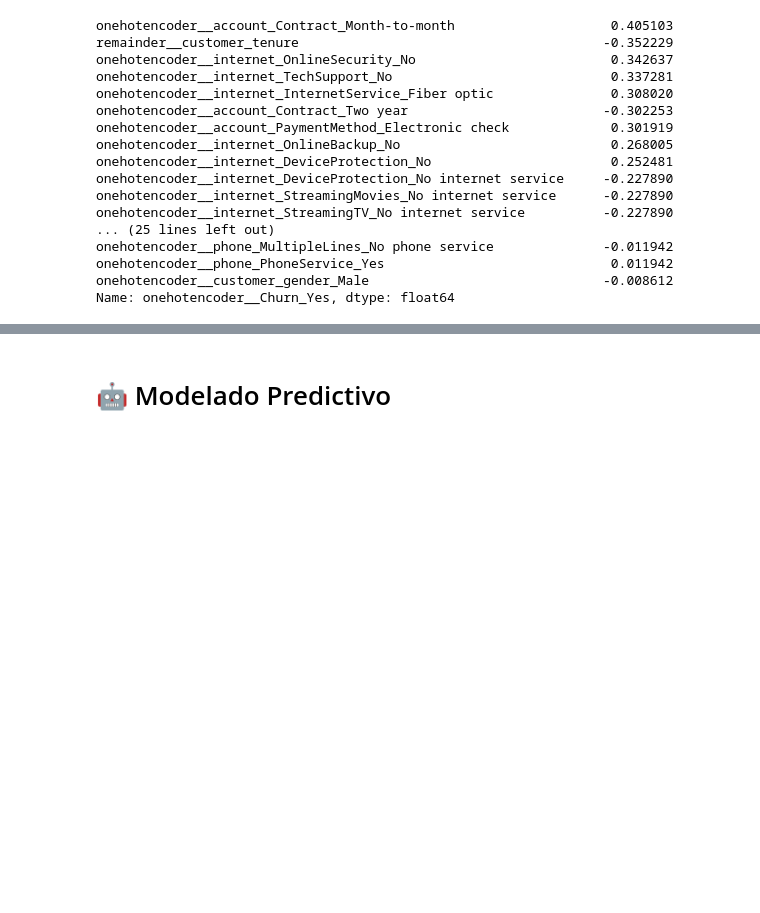
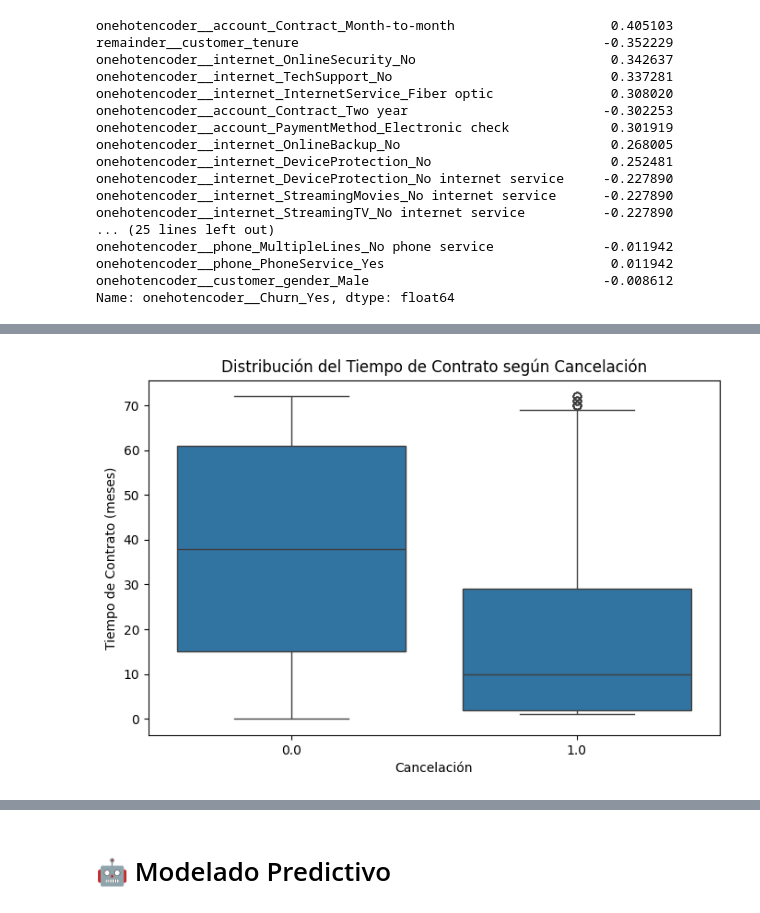
Before and after one commit to marsavil/Telecom_X_Challenge_Part_2, a Jupyter notebook: TelecomX_Parte_2.ipynb, the cells around one changed output, grey strips where cells are left out. Drawn from its saved outputs; the diff is of its cells as text; code cells hidden in the pictures; blank space fills up the shorter version.

```diff
--- a/TelecomX_Parte_2.ipynb
+++ b/TelecomX_Parte_2.ipynb
@@ -371,0 +392,12 @@ Name: onehotencoder__Churn_Yes, dtype: float64
+# %%
+import seaborn as sns
+import matplotlib.pyplot as plt
+
+plt.figure(figsize=(8, 5))
+sns.boxplot(x='onehotencoder__Churn_Yes', y='remainder__customer_tenure', data=df_encoded)
+plt.title('Distribución del Tiempo de Contrato según Cancelación')
+plt.xlabel('Cancelación')
+plt.ylabel('Tiempo de Contrato (meses)')
+plt.show()
+# %% [output]
+[figure, added]
```
Also changed, not shown: parts of 49 cells of this notebook.
